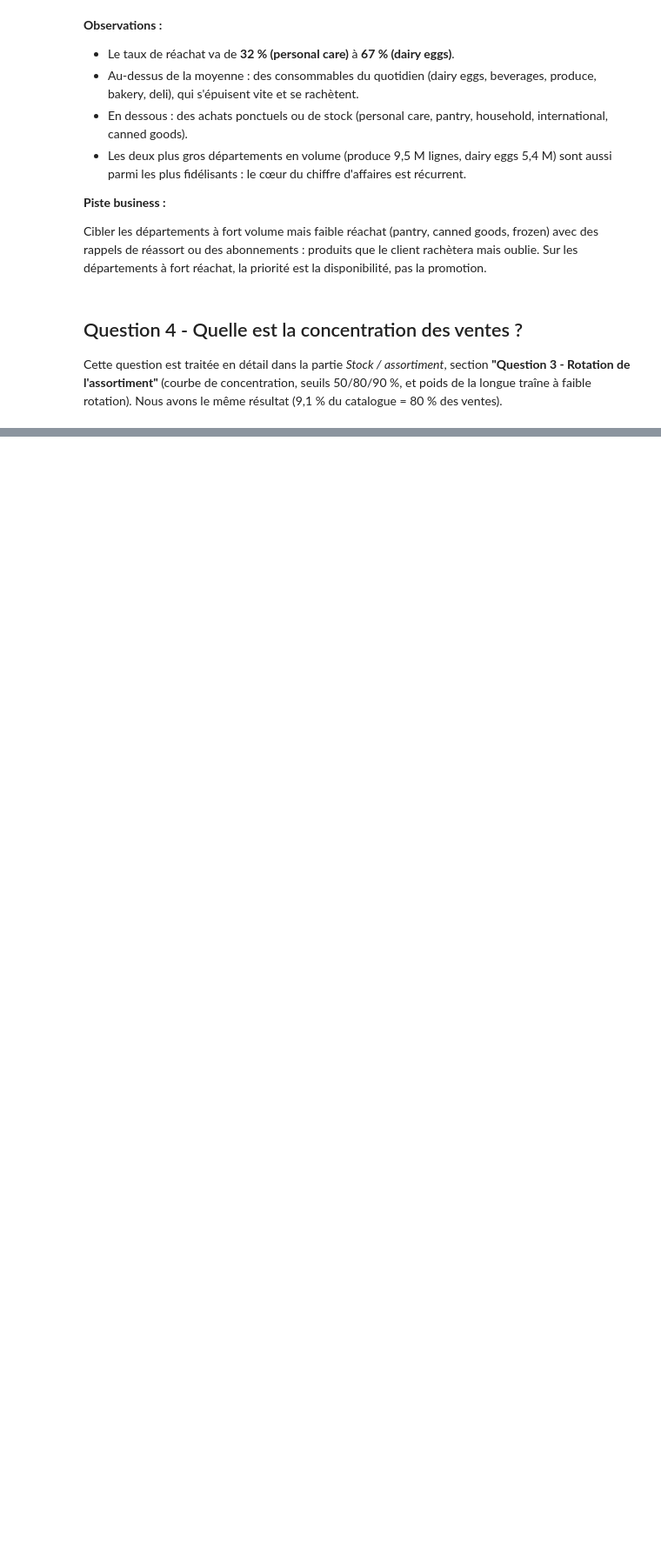
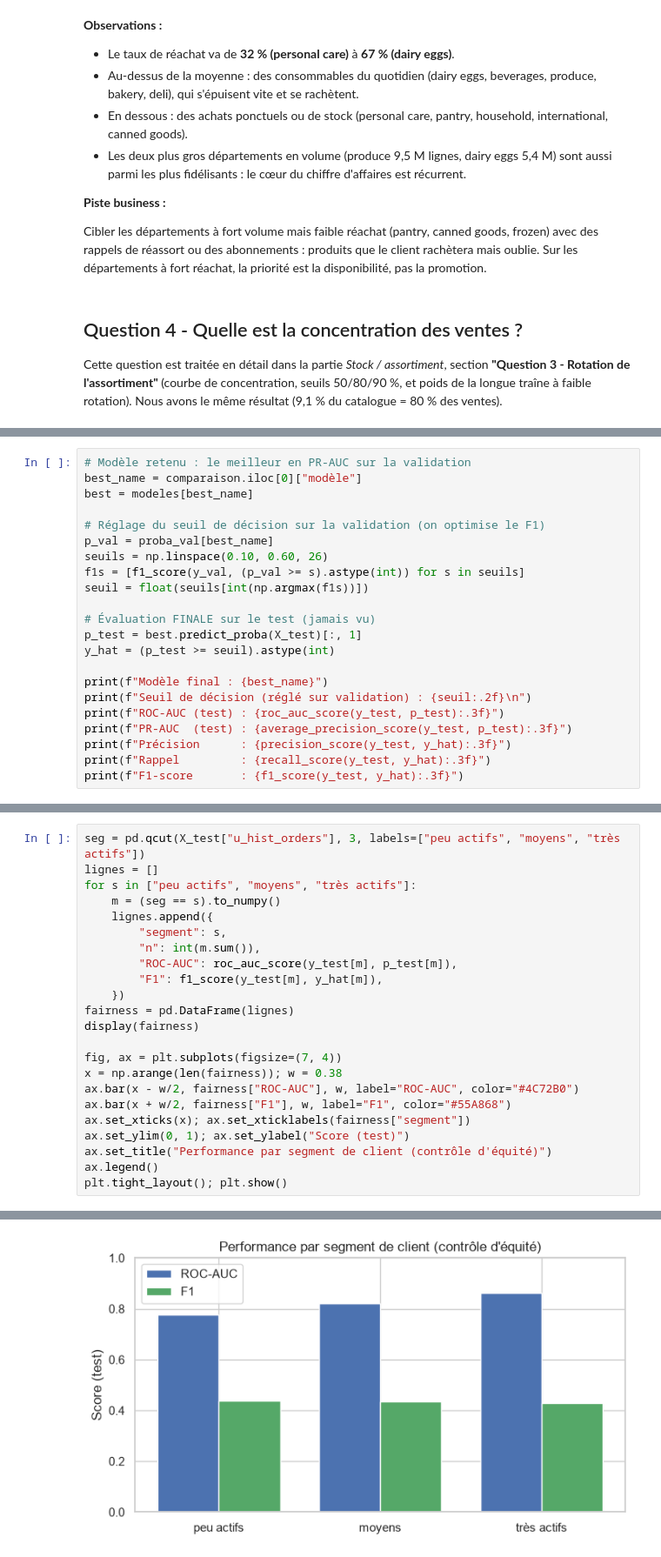
Before and after one commit to tranarivelo/joja-data-analysis, a Jupyter notebook: joja_analysis.ipynb, the cells around one changed output, grey strips where cells are left out. Shown at 87% size. Cells and saved outputs as stored; diff of their text form; blank space fills up the shorter version.

```diff
--- a/joja_analysis.ipynb
+++ b/joja_analysis.ipynb
@@ -1458,0 +1749,22 @@ Cette question est traitée en détail dans la partie *Stock / assortiment*, sec
+# %%
+# Modèle retenu : le meilleur en PR-AUC sur la validation
+best_name = comparaison.iloc[0]["modèle"]
+best = modeles[best_name]
+
+# Réglage du seuil de décision sur la validation (on optimise le F1)
+p_val = proba_val[best_name]
+seuils = np.linspace(0.10, 0.60, 26)
+f1s = [f1_score(y_val, (p_val >= s).astype(int)) for s in seuils]
+seuil = float(seuils[int(np.argmax(f1s))])
+
+# Évaluation FINALE sur le test (jamais vu)
+p_test = best.predict_proba(X_test)[:, 1]
+y_hat = (p_test >= seuil).astype(int)
+
+print(f"Modèle final : {best_name}")
+print(f"Seuil de décision (réglé sur validation) : {seuil:.2f}\n")
+print(f"ROC-AUC (test) : {roc_auc_score(y_test, p_test):.3f}")
+print(f"PR-AUC  (test) : {average_precision_score(y_test, p_test):.3f}")
+print(f"Précision      : {precision_score(y_test, y_hat):.3f}")
+print(f"Rappel         : {recall_score(y_test, y_hat):.3f}")
+print(f"F1-score       : {f1_score(y_test, y_hat):.3f}")
@@ -1458,0 +1818,24 @@ Cette question est traitée en détail dans la partie *Stock / assortiment*, sec
+# %%
+seg = pd.qcut(X_test["u_hist_orders"], 3, labels=["peu actifs", "moyens", "très actifs"])
+lignes = []
+for s in ["peu actifs", "moyens", "très actifs"]:
+    m = (seg == s).to_numpy()
+    lignes.append({
+        "segment": s,
+        "n": int(m.sum()),
+        "ROC-AUC": roc_auc_score(y_test[m], p_test[m]),
+        "F1": f1_score(y_test[m], y_hat[m]),
+    })
+fairness = pd.DataFrame(lignes)
+display(fairness)
+
+fig, ax = plt.subplots(figsize=(7, 4))
+x = np.arange(len(fairness)); w = 0.38
+ax.bar(x - w/2, fairness["ROC-AUC"], w, label="ROC-AUC", color="#4C72B0")
+ax.bar(x + w/2, fairness["F1"], w, label="F1", color="#55A868")
+ax.set_xticks(x); ax.set_xticklabels(fairness["segment"])
+ax.set_ylim(0, 1); ax.set_ylabel("Score (test)")
+ax.set_title("Performance par segment de client (contrôle d'équité)")
+ax.legend()
+plt.tight_layout(); plt.show()
+# %% [output]
@@ -1458,0 +1846 @@ Cette question est traitée en détail dans la partie *Stock / assortiment*, sec
+[figure, added]
```
Also changed, not shown: parts of 21 cells of this notebook, 1 other file.
